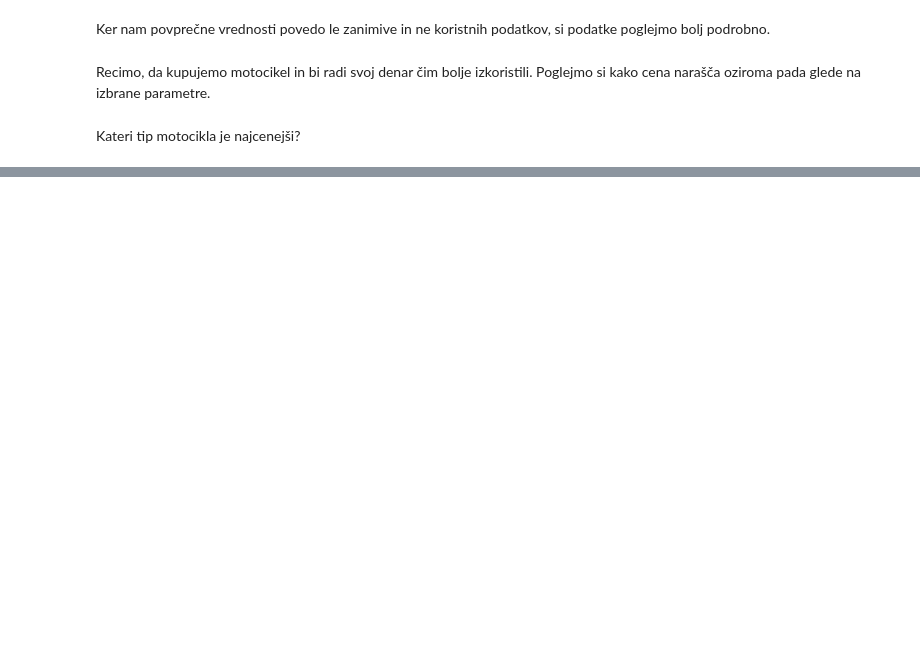
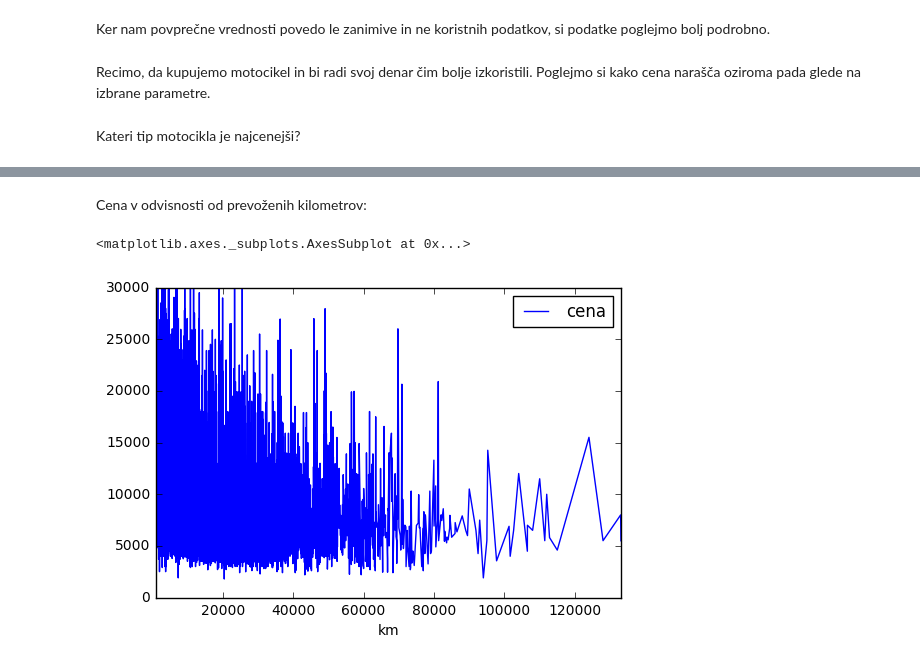
Before and after one commit to FMF-projects/rabljeni-motocikli, a Jupyter notebook: rabljeni_motocikli.ipynb, the cells around one changed output, grey strips where cells are left out. Saved outputs shown, nothing was run; the diff lists cells and outputs as text; code cells hidden in the pictures; blank space fills up the shorter version.

```diff
--- a/rabljeni_motocikli.ipynb
+++ b/rabljeni_motocikli.ipynb
@@ -96,0 +106,8 @@ pd.DataFrame(tipi['cena']).sort_values(['cena'])
+# %% [markdown]
+Cena v odvisnosti od prevoženih kilometrov:
+# %%
+km = motocikli.groupby('km').mean()
+pd.DataFrame(km['cena']).plot(kind='line')
+# %% [output]
+<matplotlib.axes._subplots.AxesSubplot at 0x...>
+[figure, added]
```
Also changed, not shown: parts of 16 cells of this notebook.
